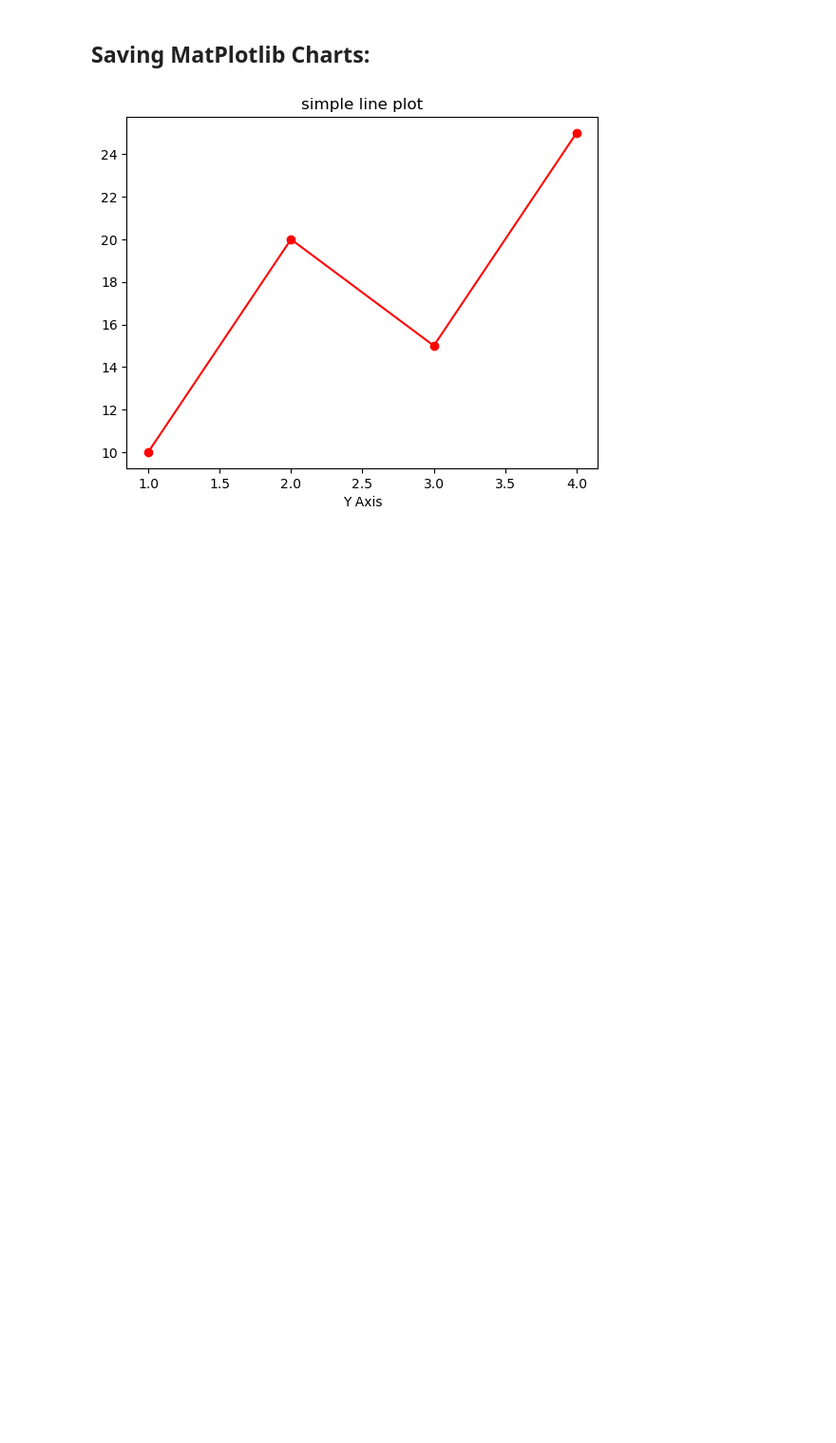
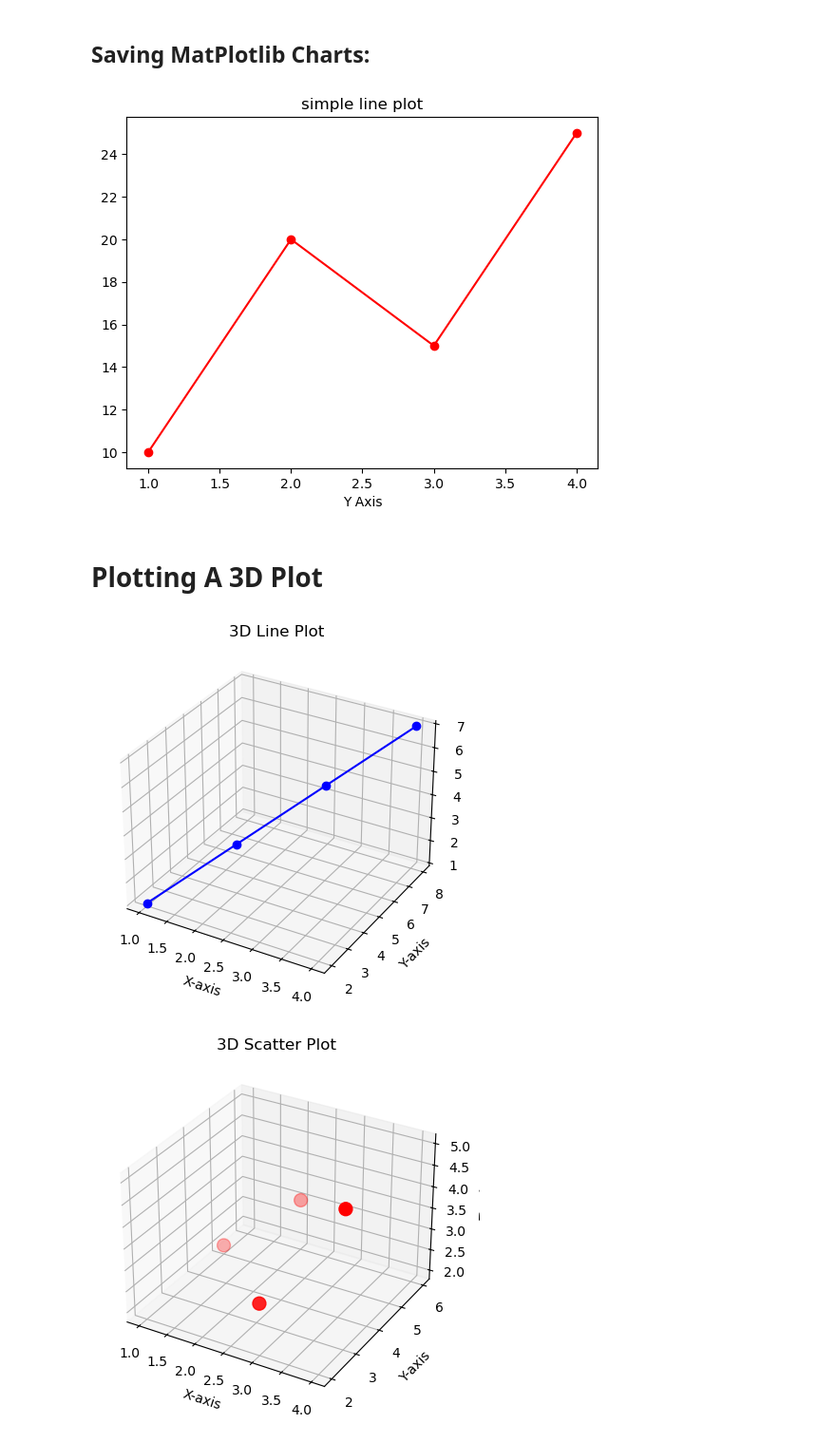
Before and after one commit to sidraanl-08/completedatascience, a Jupyter notebook: matplotlib/matplotlib.ipynb, the cells around one changed output. Shown at 95% size. Cells and saved outputs as stored; diff of their text form; code cells hidden in the pictures; blank space fills up the shorter version.

```diff
--- a/matplotlib/matplotlib.ipynb
+++ b/matplotlib/matplotlib.ipynb
@@ -403,3 +424,69 @@ plt.savefig('lineplot.png', dpi=300, bbox_inches="tight")
 plt.show()
 # %% [output]
 [figure]
+# %% [markdown]
+# Plotting A 3D Plot
+# %%
+import matplotlib.pyplot as plt
+
+fig = plt.figure()
+ax = fig.add_subplot(111, projection='3d')  # only projection parameter
+
+# Sample data
+x = [1, 2, 3, 4]
+y = [2, 4, 6, 8]
+z = [1, 3, 5, 7]
+
+ax.plot(x, y, z, marker='o', color='blue')
+
+ax.set_xlabel("X-axis")
+ax.set_ylabel("Y-axis")
+ax.set_zlabel("Z-axis")
+ax.set_title("3D Line Plot")
+
+plt.show()
+
+
+import matplotlib.pyplot as plt
+
+fig = plt.figure()
+ax = fig.add_subplot(111, projection='3d')  # only projection parameter
+
+# Sample data
+x = [1, 2, 3, 4]
+y = [5, 6, 2, 3]
+z = [2, 3, 3, 5]
+
+ax.scatter(x, y, z, color='red', s=100)  # size s=100 for bubbles
+
+ax.set_xlabel("X-axis")
+ax.set_ylabel("Y-axis")
+ax.set_zlabel("Z-axis")
+ax.set_title("3D Scatter Plot")
+
+plt.show()
+
+
+import matplotlib.pyplot as plt
+import numpy as np
+
+# Create 3D subplot
+fig = plt.figure()
+ax = fig.add_subplot(111, projection='3d')
+
+# Sample data for a cone
+theta = np.linspace(0, 2*np.pi, 50)
+r = np.linspace(0, 5, 50)
+Theta, R = np.meshgrid(theta, r)
+X = R * np.cos(Theta)
+Y = R * np.sin(Theta)
+Z = R  # cone shape
+
+# Colorful surface
+ax.plot_surface(X, Y, Z, cmap='rainbow')
+
+ax.set_title("Simple Colorful 3D Cone")
+plt.show()
+# %% [output]
+[figure, added]
+[figure, added]
```
Also changed, not shown: parts of 5 cells of this notebook.
